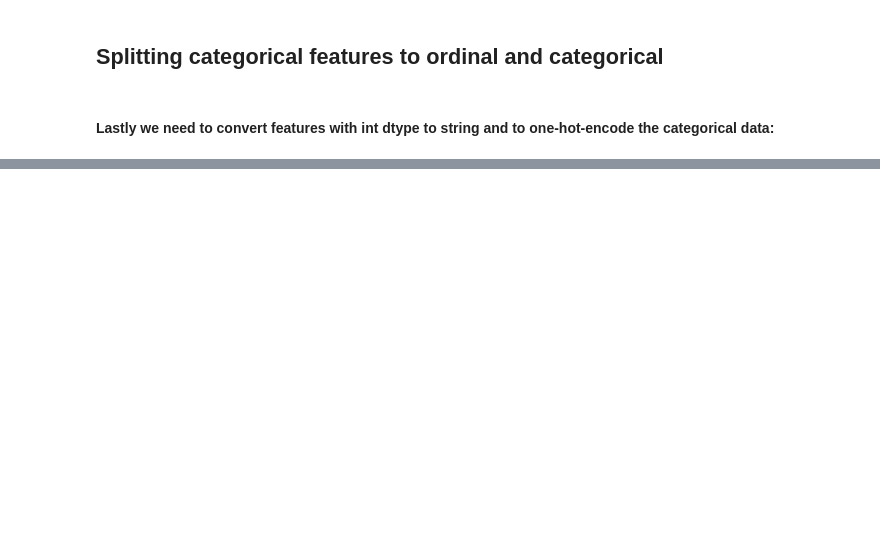
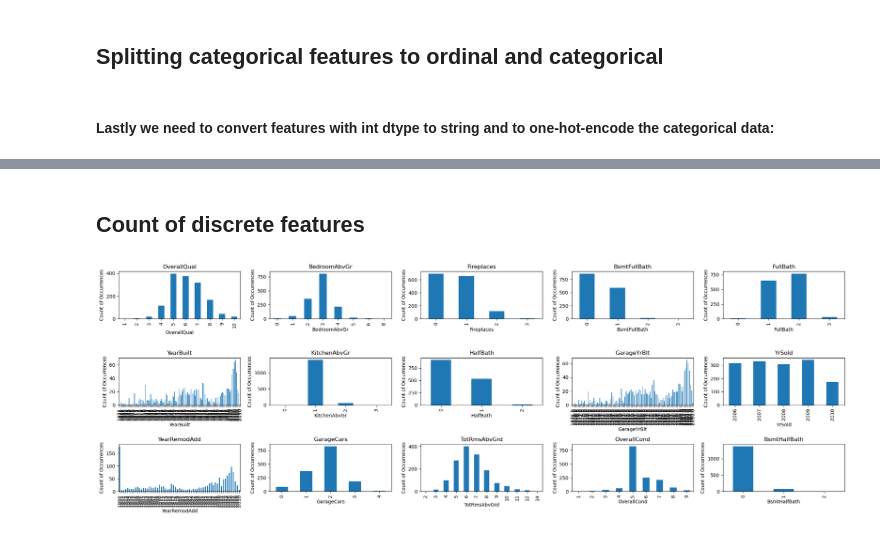
Before and after one commit to tryko/y_data_Itay_asaf_, a Jupyter notebook: Kaggle/ASAF3.ipynb, the cells around one changed output, grey strips where cells are left out. Saved outputs shown, nothing was run; the diff lists cells and outputs as text; code cells hidden in the pictures; blank space fills up the shorter version.

```diff
--- a/Kaggle/ASAF3.ipynb
+++ b/Kaggle/ASAF3.ipynb
@@ -317,0 +268,25 @@ ValueError: could not convert string to float: 'RL'
+# %% [markdown]
+## Count of discrete features
+# %%
+
+plt.figure(figsize = (22,22))
+for i,col in enumerate(discrete_features.columns):
+    plt.subplot(9,5,i+1)
+    count_by_zoning = discrete_features.groupby(col).size()
+
+    # Sort the count of occurrences in descending order
+
+
+    # Plot the count of occurrences for each group
+    count_by_zoning.plot.bar()
+
+    # Add a title and labels to the x and y axes
+    plt.title("{}".format(col))
+    plt.xlabel(col)
+    plt.ylabel("Count of Occurrences")
+
+    # Show the plot
+
+plt.tight_layout()
+# %% [output]
+[figure, added]
```
Also changed, not shown: parts of 76 cells of this notebook.
